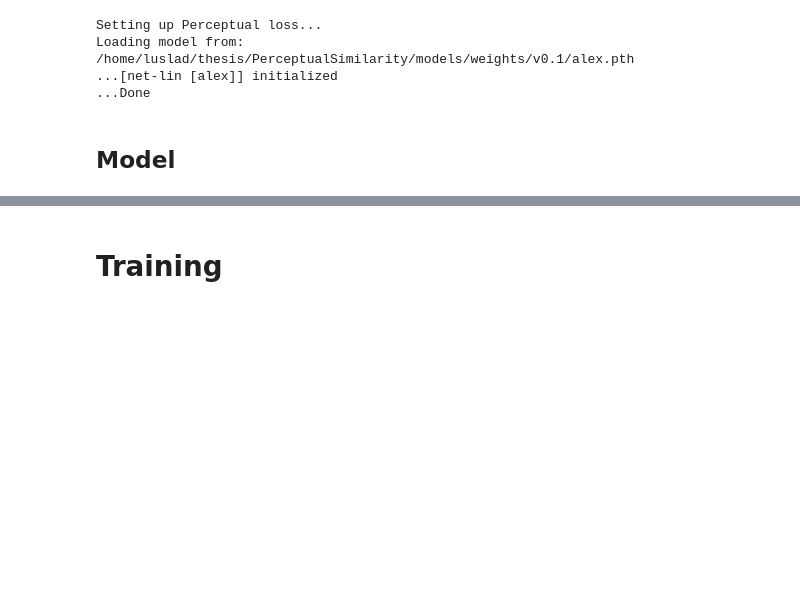
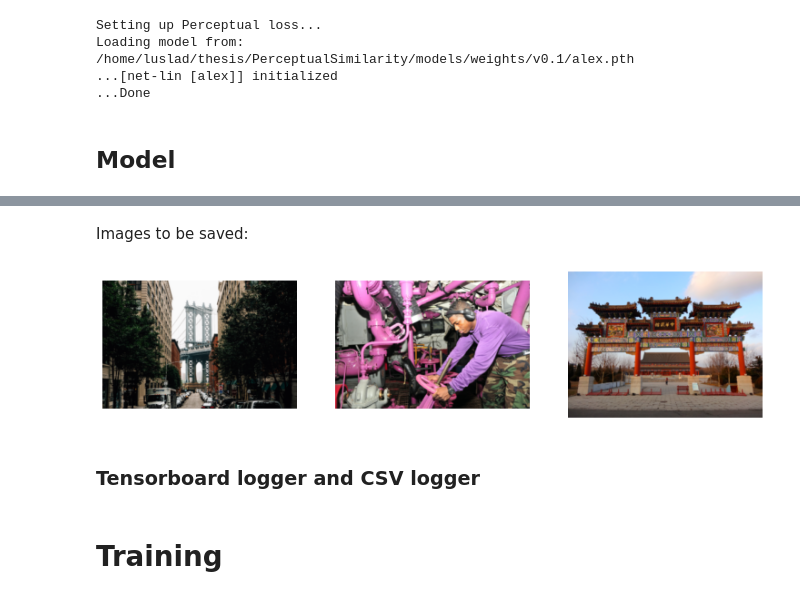
Before and after one commit to luksladky/SR-augmentation-learning, a Jupyter notebook: sr reference.ipynb, the cells around one changed output, grey strips where cells are left out. Drawn from its saved outputs; the diff is of its cells as text; code cells hidden in the pictures; blank space fills up the shorter version.

```diff
--- a/sr reference.ipynb
+++ b/sr reference.ipynb
@@ -305,0 +315,21 @@ gc.collect();
+# %%
+def get_orig(path_lr):
+    return path_hr/path_lr.parent.parts[-1]/path_lr.name
+
+def get_orig_idx(idx:int):
+    return get_orig(learn_gen.data.valid_ds.x.items[idx])
+
+def resize_keep_ar(img, max_size = 1024):
+    w,h = img.shape[1], img.shape[2]
+    rw = max_size / w
+    rh = max_size / h
+    rmin = min(rw,rh)
+    w = int(round(w * rmin))
+    h = int(round(h * rmin))
+    return img.resize((img.shape[0], w, h)).refresh()
+
+def image_for_prediction(idx:int):
+    img = open_image(get_orig_idx(idx));
+    img_lr = resize_keep_ar(img, 400)
+    img_lr = resize_keep_ar(img_lr, 800)
+    return img_lr
@@ -305,0 +367,3 @@ gc.collect();
+# %%
+imgs = np.array([image_for_prediction(idx) for idx in [0,1,16]])
+save_img_cb = SaveTestImageCallback(learn_gen, LOGGING_PATH/"predictions", imgs)
@@ -306,3 +372,14 @@ gc.collect();
+# %% [markdown]
+Images to be saved:
+# %%
+fig, axes = plt.subplots(1,3, figsize=(13,13))
+for i, ax in enumerate(axes):
+    ax.axis('off')
+    ax.imshow(image2np(imgs[i].data))
+# %% [output]
+[figure, added]
+# %% [markdown]
+### Tensorboard logger and CSV logger
 # %%
 writer = SummaryWriter(log_dir = TENSORBOARD_PATH/'GenPre')
 # %%
```
Also changed, not shown: parts of 47 cells of this notebook, 3 other files.
